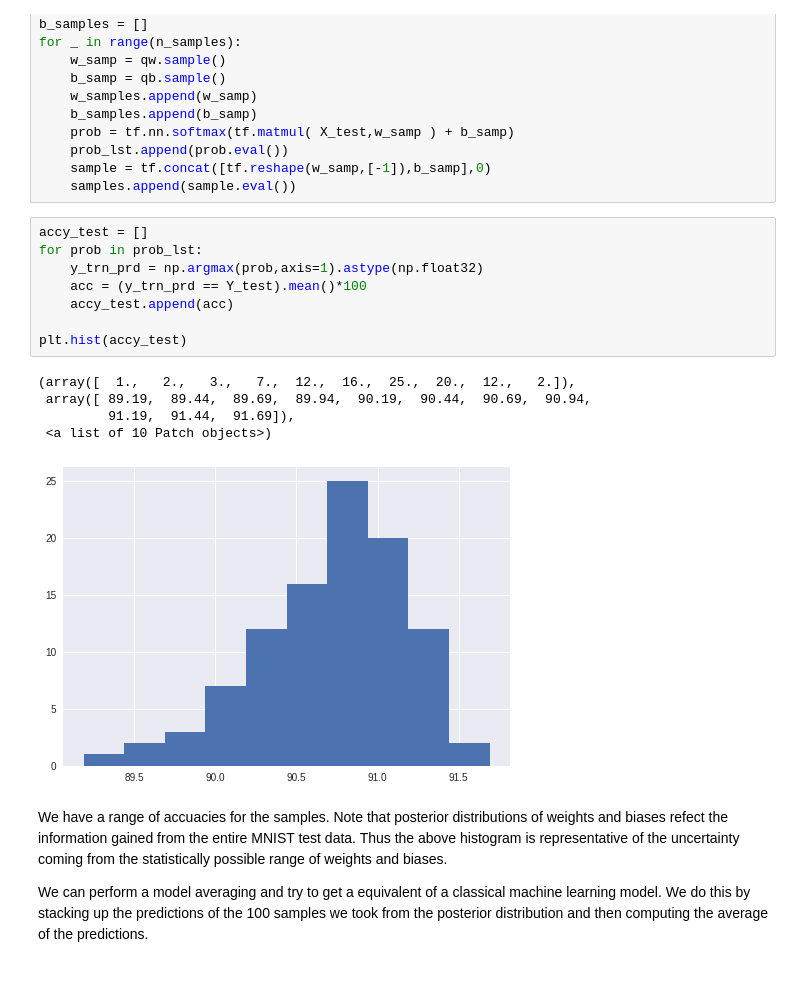
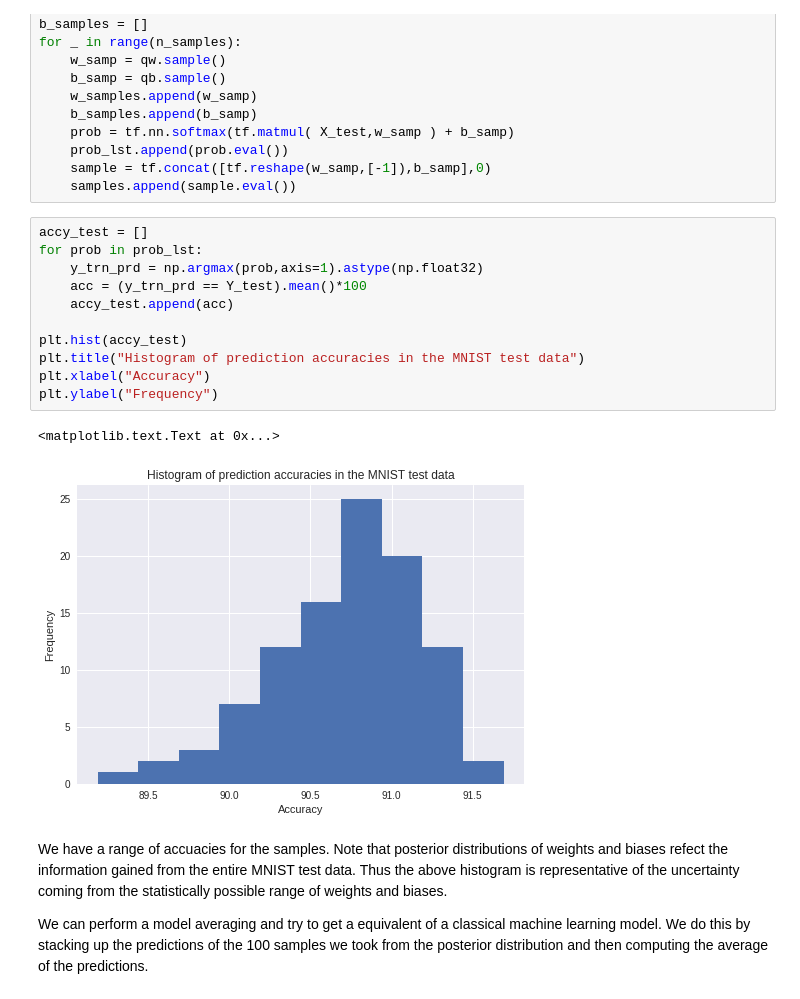
Before and after one commit to Avidereta/blog, a Jupyter notebook: notebooks/MNIST_For_ML_Beginners_The_Bayesian_Way.ipynb, the cells around one changed output. Drawn from its saved outputs; the diff is of its cells as text.

```diff
--- a/notebooks/MNIST_For_ML_Beginners_The_Bayesian_Way.ipynb
+++ b/notebooks/MNIST_For_ML_Beginners_The_Bayesian_Way.ipynb
@@ -106,17 +106,17 @@ for _ in range(n_samples):
 # %%
 accy_test = []
 for prob in prob_lst:
     y_trn_prd = np.argmax(prob,axis=1).astype(np.float32)
     acc = (y_trn_prd == Y_test).mean()*100
     accy_test.append(acc)
 
 plt.hist(accy_test)
+plt.title("Histogram of prediction accuracies in the MNIST test data")
+plt.xlabel("Accuracy")
+plt.ylabel("Frequency")
 # %% [output]
-(array([  1.,   2.,   3.,   7.,  12.,  16.,  25.,  20.,  12.,   2.]),
- array([ 89.19,  89.44,  89.69,  89.94,  90.19,  90.44,  90.69,  90.94,
-         91.19,  91.44,  91.69]),
- <a list of 10 Patch objects>)
+<matplotlib.text.Text at 0x...>
-[figure, old version]
+[figure, new version]
 # %% [markdown]
 We have a range of accuacies for the samples. Note that posterior distributions of weights and biases refect the information gained from the entire MNIST test data. Thus the above histogram is representative of the uncertainty coming from the statistically possible range of weights and biases.
 
```
Also changed, not shown: parts of 5 cells of this notebook.
